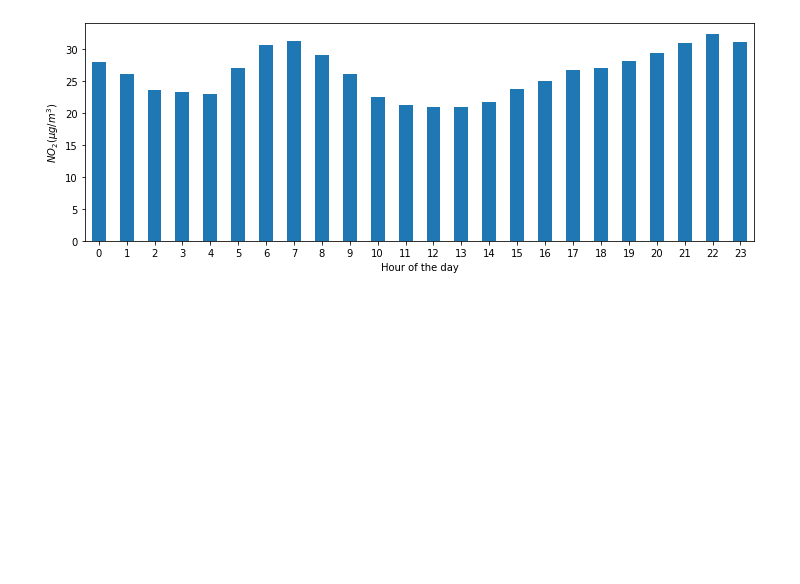
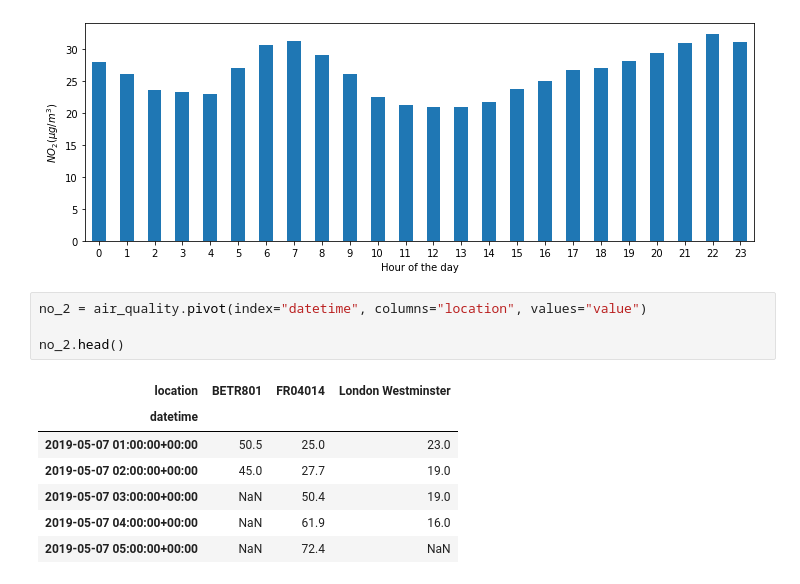
Before and after one commit to nikolay-rudenko/pandas_edu, a Jupyter notebook: time_series.ipynb, the cells around one changed output. Saved outputs shown, nothing was run; the diff lists cells and outputs as text; blank space fills up the shorter version.

```diff
--- a/time_series.ipynb
+++ b/time_series.ipynb
@@ -53,3 +53,15 @@ plt.xlabel("Hour of the day");  # custom x label using matplotlib
 plt.ylabel("$NO_2 (µg/m^3)$");
 # %% [output]
 [figure]
+# %%
+no_2 = air_quality.pivot(index="datetime", columns="location", values="value")
+
+no_2.head()
+# %% [output]
+| location | BETR801 | FR04014 | London Westminster |
+| datetime |  |  |  |
+| 2019-05-07 01:00:00+00:00 | 50.5 | 25.0 | 23.0 |
+| 2019-05-07 02:00:00+00:00 | 45.0 | 27.7 | 19.0 |
+| 2019-05-07 03:00:00+00:00 | NaN | 50.4 | 19.0 |
+| 2019-05-07 04:00:00+00:00 | NaN | 61.9 | 16.0 |
+| 2019-05-07 05:00:00+00:00 | NaN | 72.4 | NaN |
```
Also changed, not shown: parts of 2 cells of this notebook, 1 other file.
